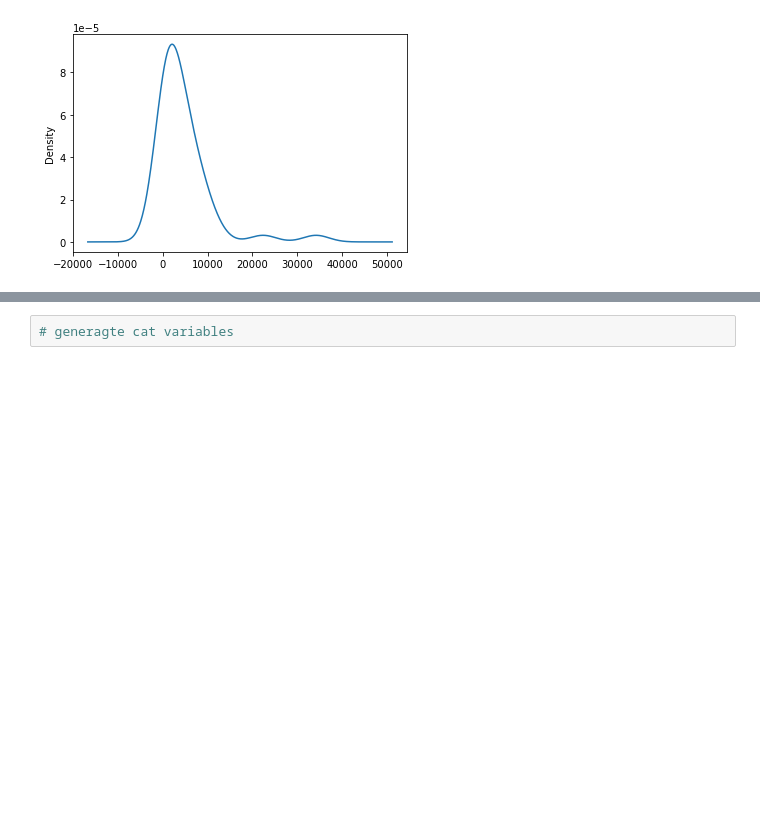
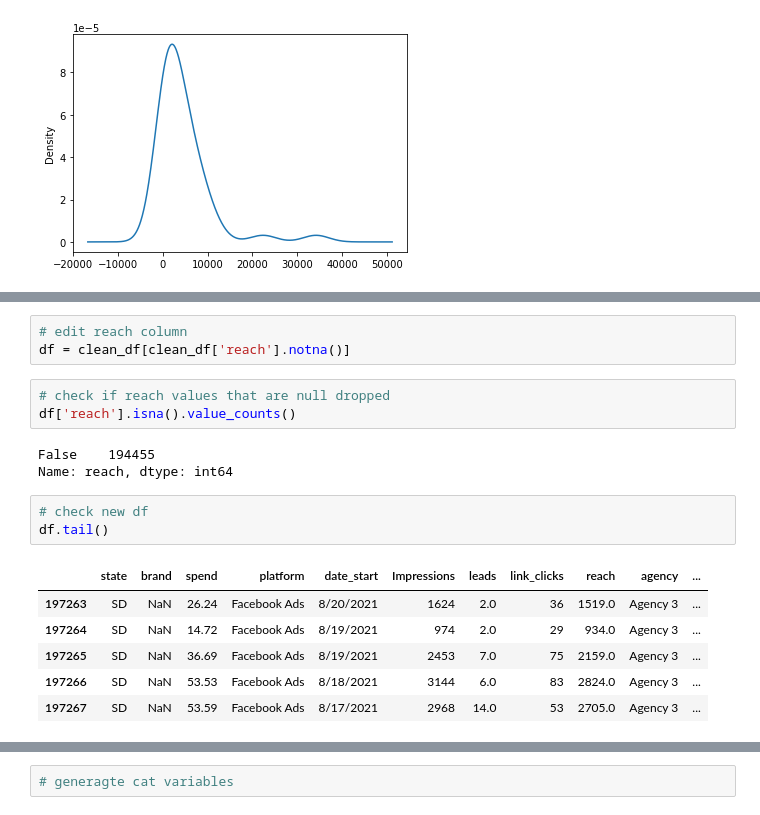
Before and after one commit to marielakinn/Social_media, a Jupyter notebook: nnML_StandIn.ipynb, the cells around one changed output, grey strips where cells are left out. Saved outputs shown, nothing was run; the diff lists cells and outputs as text; blank space fills up the shorter version.

```diff
--- a/nnML_StandIn.ipynb
+++ b/nnML_StandIn.ipynb
@@ -396,0 +357,19 @@ df.head()
+# %%
+# edit reach column
+df = clean_df[clean_df['reach'].notna()]
+# %%
+# check if reach values that are null dropped
+df['reach'].isna().value_counts()
+# %% [output]
+False    194455
+Name: reach, dtype: int64
+# %%
+# check new df
+df.tail()
+# %% [output]
+|  | state | brand | spend | platform | date_start | Impressions | leads | link_clicks | reach | agency | ... |
+| 197263 | SD | NaN | 26.24 | Facebook Ads | 8/20/2021 | 1624 | 2.0 | 36 | 1519.0 | Agency 3 | ... |
+| 197264 | SD | NaN | 14.72 | Facebook Ads | 8/19/2021 | 974 | 2.0 | 29 | 934.0 | Agency 3 | ... |
+| 197265 | SD | NaN | 36.69 | Facebook Ads | 8/19/2021 | 2453 | 7.0 | 75 | 2159.0 | Agency 3 | ... |
+| 197266 | SD | NaN | 53.53 | Facebook Ads | 8/18/2021 | 3144 | 6.0 | 83 | 2824.0 | Agency 3 | ... |
+| 197267 | SD | NaN | 53.59 | Facebook Ads | 8/17/2021 | 2968 | 14.0 | 53 | 2705.0 | Agency 3 | ... |
```
Also changed, not shown: parts of 36 cells of this notebook.
